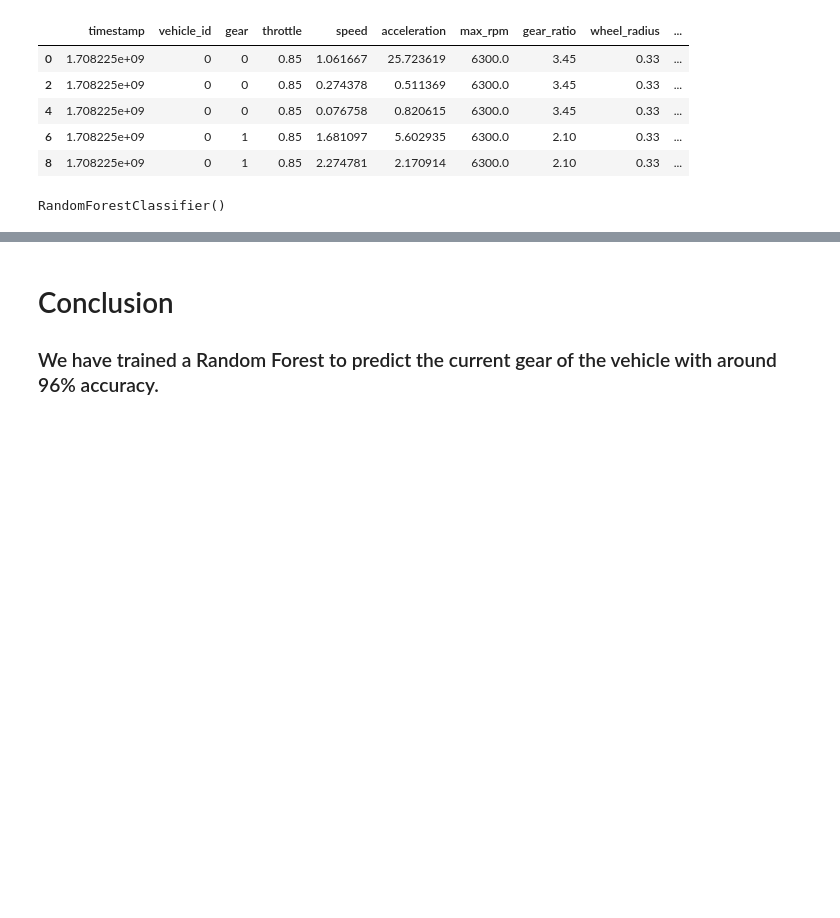
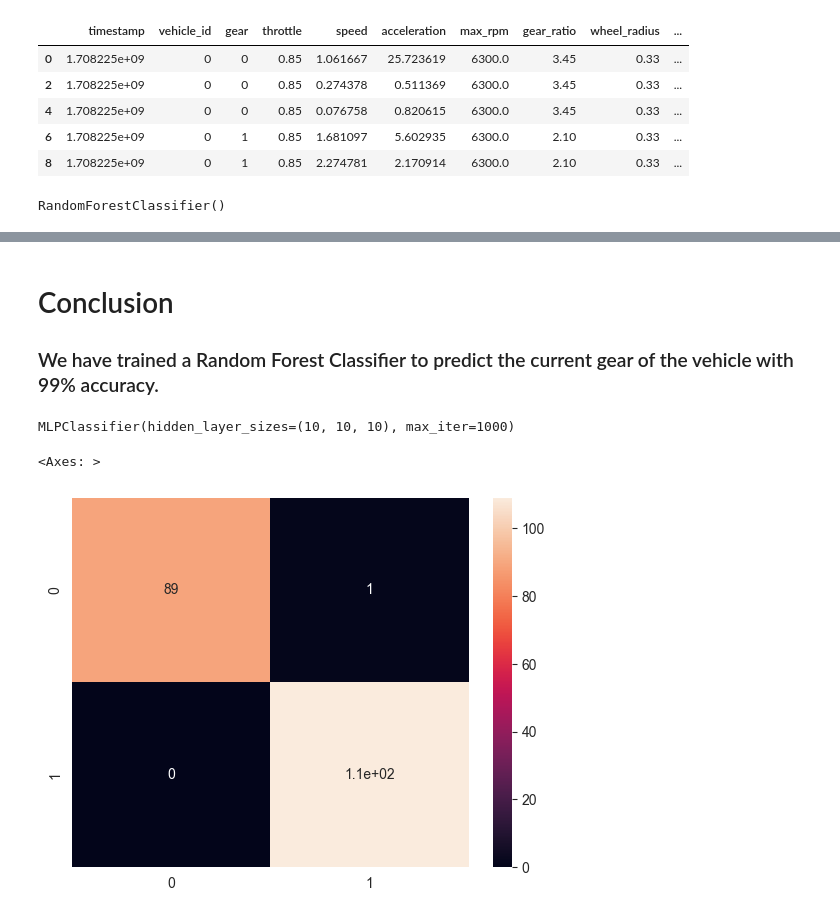
Before and after one commit to Mahasvan/SensorSimPredictor, a Jupyter notebook: train_gear.ipynb, the cells around one changed output, grey strips where cells are left out. Cells and saved outputs as stored; diff of their text form; code cells hidden in the pictures; blank space fills up the shorter version.

```diff
--- a/train_gear.ipynb
+++ b/train_gear.ipynb
@@ -74,3 +74,3 @@ weighted avg       0.96      0.97      0.96       199
 # %% [markdown]
 # Conclusion
-### We have trained a Random Forest to predict the current gear of the vehicle with around 96% accuracy.
+### We have trained a Random Forest Classifier to predict the current gear of the vehicle with 99% accuracy.
@@ -76,0 +80,13 @@ weighted avg       0.96      0.97      0.96       199
+# %%
+mlp = MLPClassifier(hidden_layer_sizes=(10, 10, 10), max_iter=1000)
+# %%
+mlp.fit(X_train, y_train)
+# %% [output]
+MLPClassifier(hidden_layer_sizes=(10, 10, 10), max_iter=1000)
+# %%
+predictions = mlp.predict(X_test)
+# %%
+sns.heatmap(confusion_matrix(y_test, predictions), annot=True)
+# %% [output]
+<Axes: >
+[figure, added]
```
Also changed, not shown: parts of 23 cells of this notebook, 3 other files.
